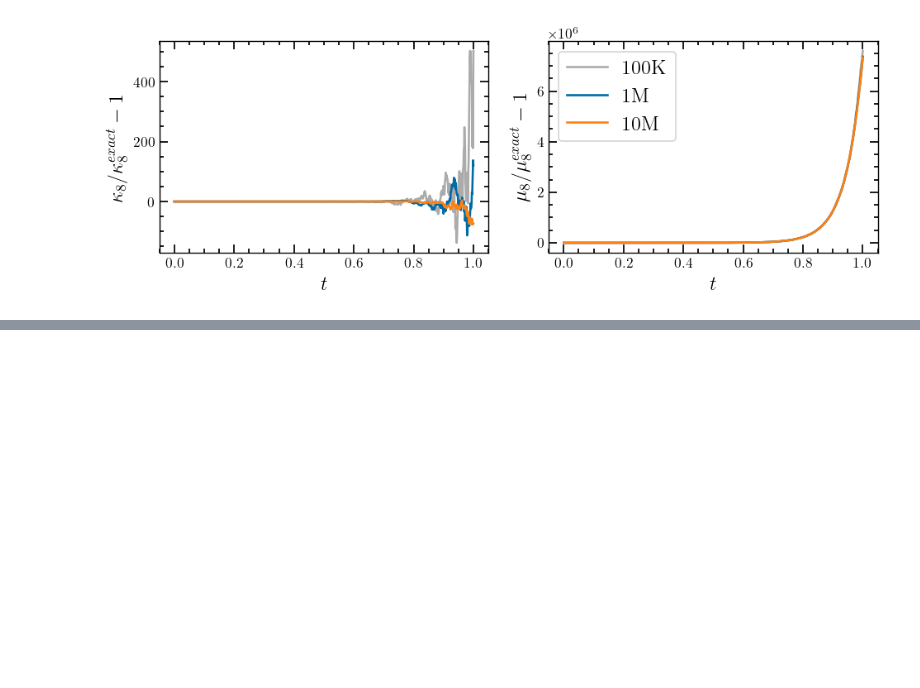
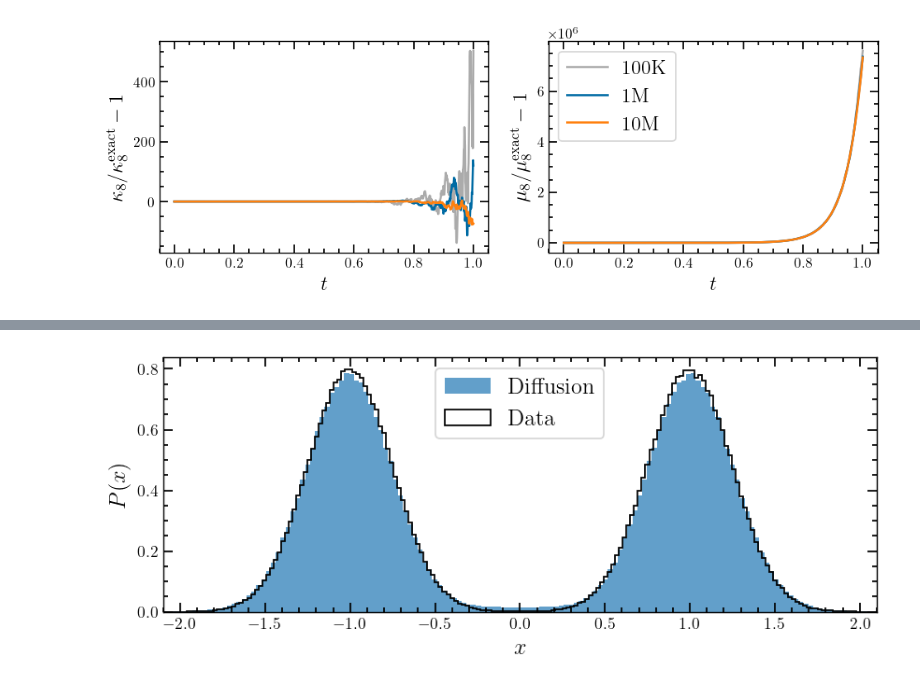
Before and after one commit to DiaaEddinH/On-learning-higher-order-cumulants-in-diffusion-models, a Jupyter notebook: bin/plots.ipynb, the cells around one changed output, grey strips where cells are left out. Cells and saved outputs as stored; diff of their text form; code cells hidden in the pictures; blank space fills up the shorter version.

```diff
--- a/bin/plots.ipynb
+++ b/bin/plots.ipynb
@@ -79,0 +134,37 @@ for j in range(4):
+# %%
+from DiffusionModels import Net, ScoreModel, MarginalProb
+
+model_filename = f"../data/ModelWeights/double_peak_sigma10_weights2.pt"
+param_filename = f"../data/ModelWeights/double_peak_sigma10_params2.json"
+
+with open(param_filename) as fp:
+	parameters = json.load(fp)
+
+marginal_prob = MarginalProb(sigma=parameters['marginal_prob_sigma'])
+
+net = Net(parameters["input_channels"], parameters["channels"], parameters["time_channels"], activation=torch.nn.LeakyReLU(), device=device)
+model = ScoreModel(net, marginal_prob, device=device)
+model.load_state_dict(torch.load(model_filename, weights_only=True))
+
+size = int(5e5)
+num_steps = 1000
+
+if str(device) == "cpu":
+	samples_ve = model.sampler(size, num_steps, history=True, eps=1e-3)		#If using GPUs, prefer to use model.tensor_sampler instead
+else:
+	samples_ve = grab(model.tensor_sampler(size, num_steps, history=True, eps=1e-3))
+
+samples_ve = np.concat([samples_ve, -samples_ve], axis=1) #Data augmentation using Z_2 symmetry
+# %%
+fig, ax = plt.subplots(1, 1, dpi=125, figsize=(7, 3))
+ax.hist(samples_ve[-1], density=True, bins=200, label='Diffusion', alpha=0.7)
+ax.hist(samples, density=True, bins=200, label='Data', alpha=1, color='black', histtype='step')
+
+ax.set_xlabel('$x$')
+ax.set_ylabel('$P(x)$')
+ax.set_xlim(-2.1, 2.1)
+plt.legend()
+plt.tight_layout()
+plt.show()
+# %% [output]
+[figure, added]
```
Also changed, not shown: parts of 22 cells of this notebook, 4 other files.
